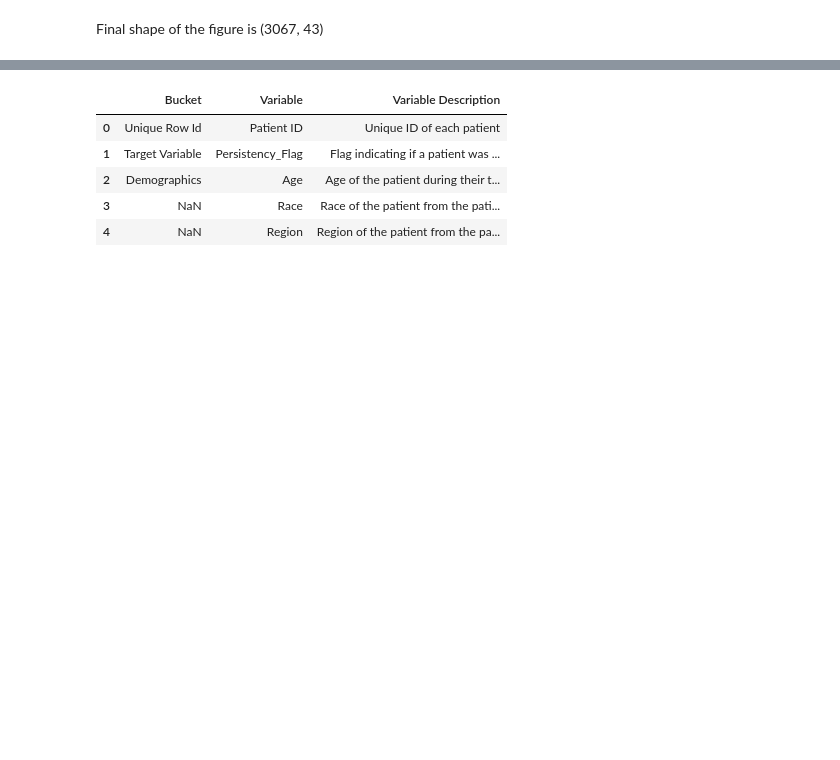
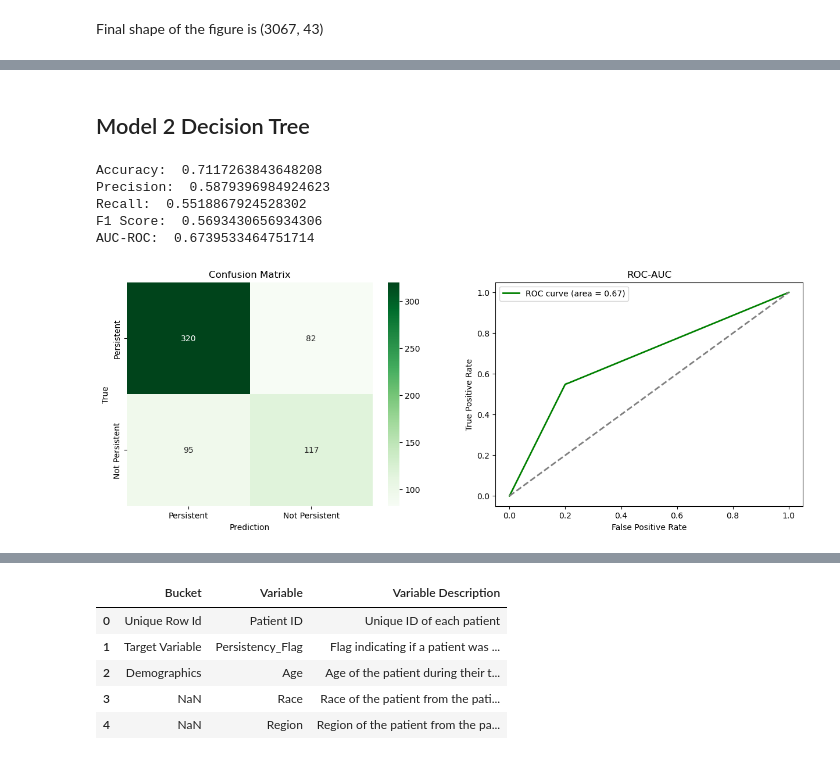
Before and after one commit to demirayberk/Data-Science-HealthCare, a Jupyter notebook: healthcare_datascience.ipynb, the cells around one changed output, grey strips where cells are left out. Saved outputs shown, nothing was run; the diff lists cells and outputs as text; code cells hidden in the pictures; blank space fills up the shorter version.

```diff
--- a/healthcare_datascience.ipynb
+++ b/healthcare_datascience.ipynb
@@ -536,0 +688,17 @@ Final shape of the figure is (3067, 43)
+# %% [markdown]
+## Model 2 Decision Tree
+# %%
+## Model 2
+dec_tree = DecisionTreeClassifier()
+dec_tree.fit(X_train, y_train)
+y_pred_dec_tree = dec_tree.predict(X_test)
+y_score_dec_tree = dec_tree.predict_proba(X_test)[:, 1]
+dec_tree_metrics = Metrics(y_test, y_pred_dec_tree, y_score_dec_tree)
+results(dec_tree_metrics)
+# %% [output]
+Accuracy:  0.7117263843648208
+Precision:  0.5879396984924623
+Recall:  0.5518867924528302
+F1 Score:  0.5693430656934306
+AUC-ROC:  0.6739533464751714
+[figure, added]
```
Also changed, not shown: parts of 36 cells of this notebook, 1 other file.
